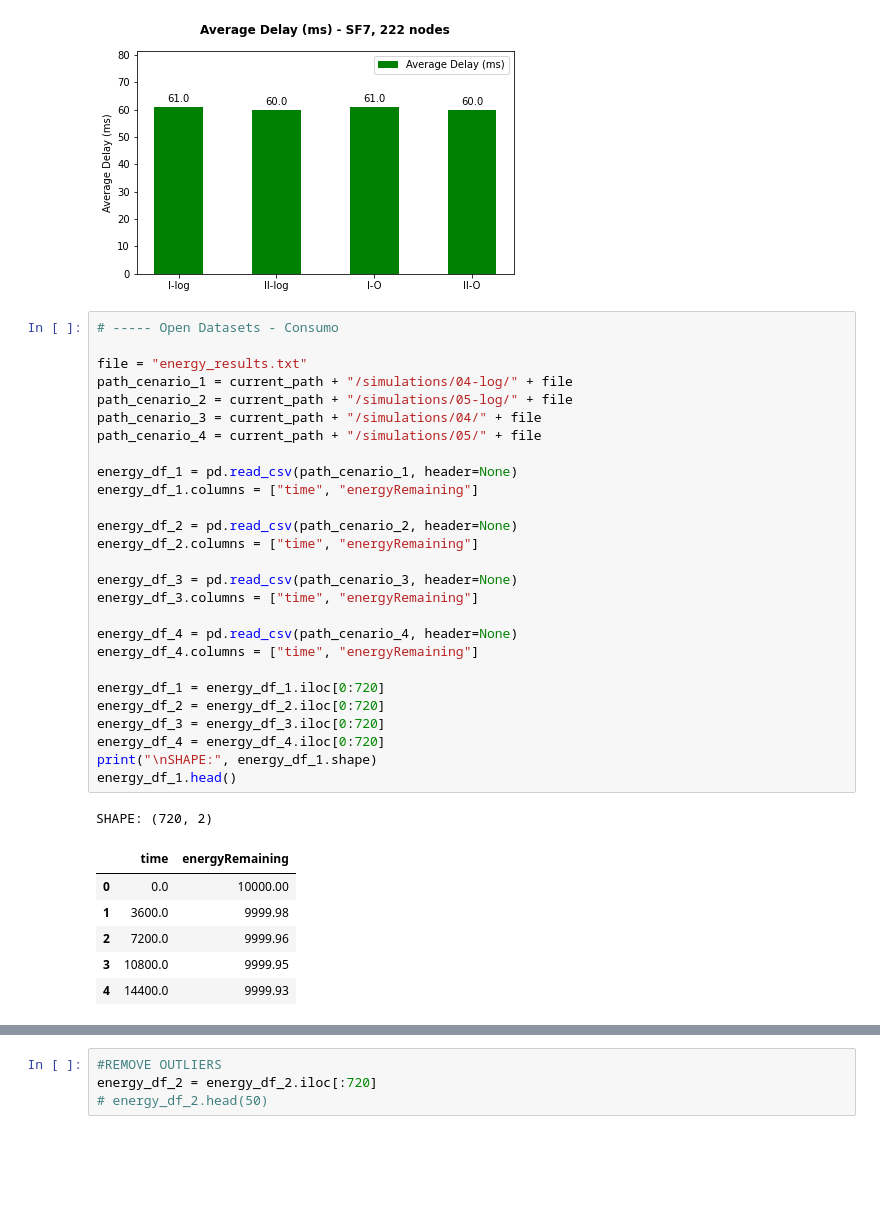
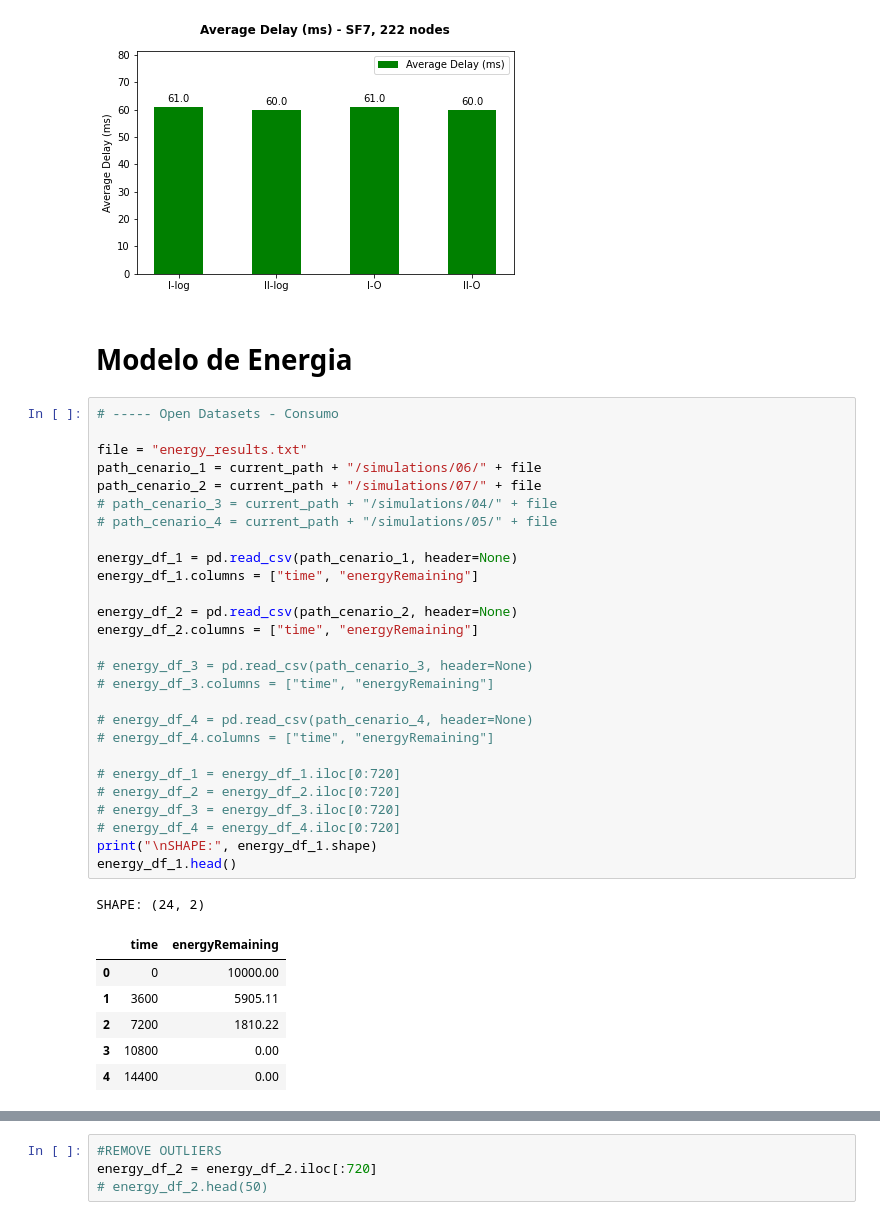
Before and after one commit to wasp-lahis/ns3-bmap, a Jupyter notebook: NS3/lorawan-metricas-exp/analyse_results/unicamp_scenario_analisys.ipynb, the cells around one changed output, grey strips where cells are left out. Saved outputs shown, nothing was run; the diff lists cells and outputs as text; blank space fills up the shorter version.

```diff
--- a/NS3/lorawan-metricas-exp/analyse_results/unicamp_scenario_analisys.ipynb
+++ b/NS3/lorawan-metricas-exp/analyse_results/unicamp_scenario_analisys.ipynb
@@ -751,41 +751,43 @@ plt.show()
 fig.savefig('delay_performance.png',bbox_inches='tight')
 # %% [output]
 [figure]
+# %% [markdown]
+# Modelo de Energia
 # %%
 # ----- Open Datasets - Consumo
 
 file = "energy_results.txt"
-path_cenario_1 = current_path + "/simulations/04-log/" + file
-path_cenario_2 = current_path + "/simulations/05-log/" + file
-path_cenario_3 = current_path + "/simulations/04/" + file
-path_cenario_4 = current_path + "/simulations/05/" + file
+path_cenario_1 = current_path + "/simulations/06/" + file
+path_cenario_2 = current_path + "/simulations/07/" + file
+# path_cenario_3 = current_path + "/simulations/04/" + file
+# path_cenario_4 = current_path + "/simulations/05/" + file
 
 energy_df_1 = pd.read_csv(path_cenario_1, header=None)
 energy_df_1.columns = ["time", "energyRemaining"]
 
 energy_df_2 = pd.read_csv(path_cenario_2, header=None)
 energy_df_2.columns = ["time", "energyRemaining"]
 
-energy_df_3 = pd.read_csv(path_cenario_3, header=None)
-energy_df_3.columns = ["time", "energyRemaining"]
+# energy_df_3 = pd.read_csv(path_cenario_3, header=None)
+# energy_df_3.columns = ["time", "energyRemaining"]
 
-energy_df_4 = pd.read_csv(path_cenario_4, header=None)
-energy_df_4.columns = ["time", "energyRemaining"]
+# energy_df_4 = pd.read_csv(path_cenario_4, header=None)
+# energy_df_4.columns = ["time", "energyRemaining"]
 
-energy_df_1 = energy_df_1.iloc[0:720]
-energy_df_2 = energy_df_2.iloc[0:720]
-energy_df_3 = energy_df_3.iloc[0:720]
-energy_df_4 = energy_df_4.iloc[0:720]
+# energy_df_1 = energy_df_1.iloc[0:720]
+# energy_df_2 = energy_df_2.iloc[0:720]
+# energy_df_3 = energy_df_3.iloc[0:720]
+# energy_df_4 = energy_df_4.iloc[0:720]
 print("\nSHAPE:", energy_df_1.shape)
 energy_df_1.head()
 # %% [output]
-SHAPE: (720, 2)
+SHAPE: (24, 2)
 |  | time | energyRemaining |
-| 0 | 0.0 | 10000.00 |
-| 1 | 3600.0 | 9999.98 |
-| 2 | 7200.0 | 9999.96 |
-| 3 | 10800.0 | 9999.95 |
-| 4 | 14400.0 | 9999.93 |
+| 0 | 0 | 10000.00 |
+| 1 | 3600 | 5905.11 |
+| 2 | 7200 | 1810.22 |
+| 3 | 10800 | 0.00 |
+| 4 | 14400 | 0.00 |
 # %%
 # tempo para hora
 energy_df_1['time_h'] = energy_df_1['time'] / 3600.0
```
Also changed, not shown: parts of 8 cells of this notebook.
